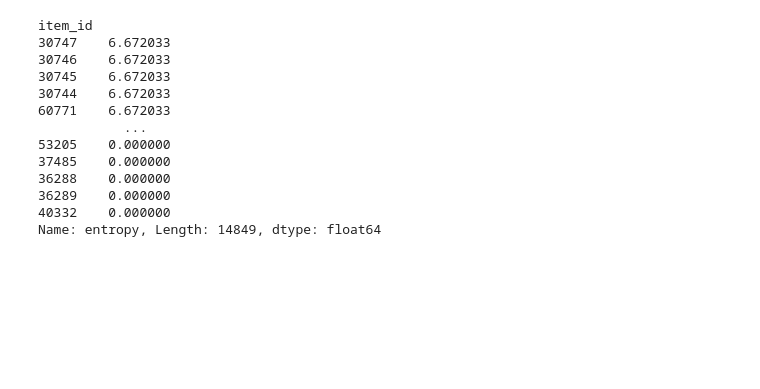
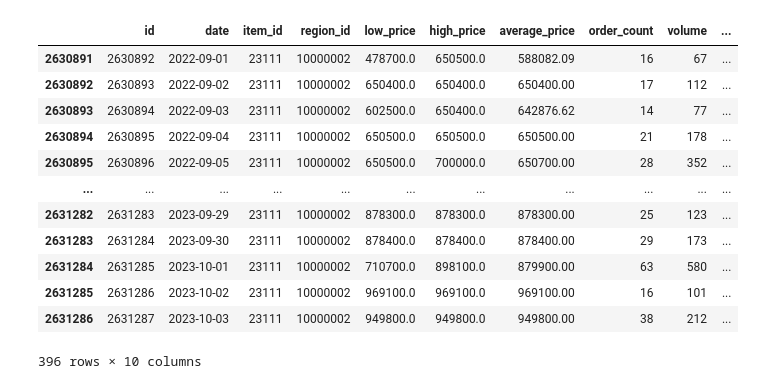
Before and after one commit to BlockCat/eve_noice2, a Jupyter notebook: playing.ipynb, the cells around one changed output. Saved outputs shown, nothing was run; the diff lists cells and outputs as text; code cells hidden in the pictures; blank space fills up the shorter version.

```diff
--- a/playing.ipynb
+++ b/playing.ipynb
@@ -53,22 +64,19 @@ plt.show()
-# %%
-g_sum = market_history.groupby('item_id')['average_price'].transform('sum')
-values = market_history['average_price'] / g_sum
-market_history['entropy'] = -(values*np.log(values))
-market_history['entropy'] = market_history['entropy'].fillna(0)
-df = market_history.groupby('item_id')['entropy'].sum()
-df = df.sort_values(ascending=False)
-df
-# %% [output]
-item_id
-30747    6.672033
-30746    6.672033
-30745    6.672033
-30744    6.672033
-60771    6.672033
-           ...
-53205    0.000000
-37485    0.000000
-36288    0.000000
-36289    0.000000
-40332    0.000000
-Name: entropy, Length: 14849, dtype: float64
+# %%
+profit = (item_34['high_price'] - item_34['low_price']) / item_34['low_price']
+
+item_34['margin'] = profit * 100
+item_34
+# %% [output]
+|  | id | date | item_id | region_id | low_price | high_price | average_price | order_count | volume | ... |
+| 2630891 | 2630892 | 2022-09-01 | 23111 | 10000002 | 478700.0 | 650500.0 | 588082.09 | 16 | 67 | ... |
+| 2630892 | 2630893 | 2022-09-02 | 23111 | 10000002 | 650400.0 | 650400.0 | 650400.00 | 17 | 112 | ... |
+| 2630893 | 2630894 | 2022-09-03 | 23111 | 10000002 | 602500.0 | 650400.0 | 642876.62 | 14 | 77 | ... |
+| 2630894 | 2630895 | 2022-09-04 | 23111 | 10000002 | 650500.0 | 650500.0 | 650500.00 | 21 | 178 | ... |
+| 2630895 | 2630896 | 2022-09-05 | 23111 | 10000002 | 650500.0 | 700000.0 | 650700.00 | 28 | 352 | ... |
+| ... | ... | ... | ... | ... | ... | ... | ... | ... | ... | ... |
+| 2631282 | 2631283 | 2023-09-29 | 23111 | 10000002 | 878300.0 | 878300.0 | 878300.00 | 25 | 123 | ... |
+| 2631283 | 2631284 | 2023-09-30 | 23111 | 10000002 | 878400.0 | 878400.0 | 878400.00 | 29 | 173 | ... |
+| 2631284 | 2631285 | 2023-10-01 | 23111 | 10000002 | 710700.0 | 898100.0 | 879900.00 | 63 | 580 | ... |
+| 2631285 | 2631286 | 2023-10-02 | 23111 | 10000002 | 969100.0 | 969100.0 | 969100.00 | 16 | 101 | ... |
+| 2631286 | 2631287 | 2023-10-03 | 23111 | 10000002 | 949800.0 | 949800.0 | 949800.00 | 38 | 212 | ... |
+396 rows × 10 columns
```
Also changed, not shown: parts of 3 cells of this notebook, 7 other files.
